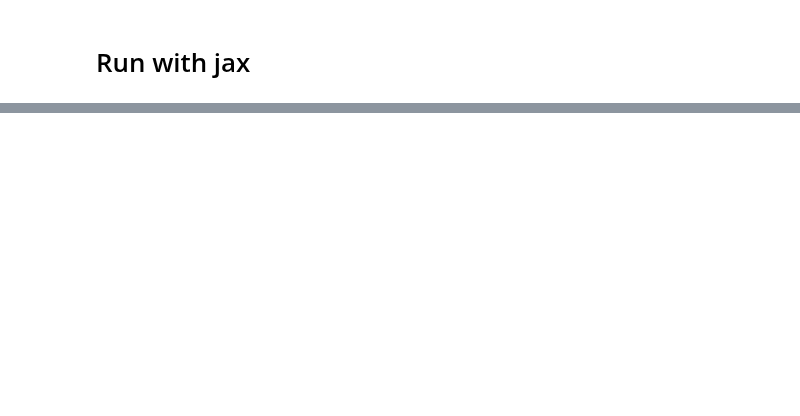
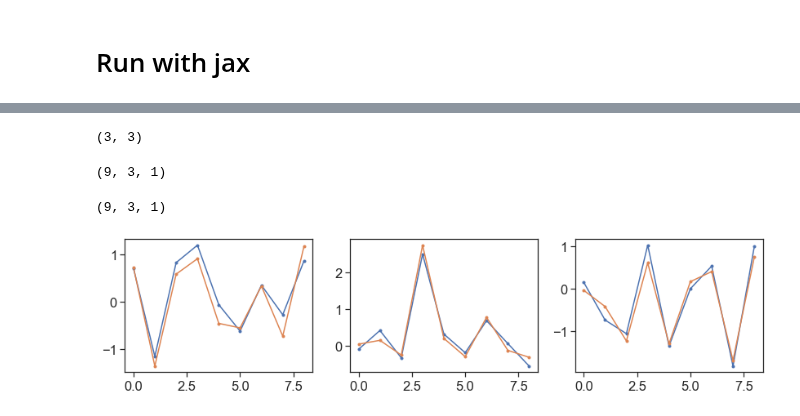
Before and after one commit to yves-weissenberger/ll_ephys, a Jupyter notebook: ephys_notebooks/multi_step_derivatives_actually_implement.ipynb, the cells around one changed output, grey strips where cells are left out. Saved outputs shown, nothing was run; the diff lists cells and outputs as text; code cells hidden in the pictures; blank space fills up the shorter version.

```diff
--- a/ephys_notebooks/multi_step_derivatives_actually_implement.ipynb
+++ b/ephys_notebooks/multi_step_derivatives_actually_implement.ipynb
@@ -101,0 +335,3 @@ array([[ 1.74450561,  0.05476965, -1.26433905,  1.48453462, -0.17402451],
+# %%
+basis_tensor = get_basis_tensor(dim)
+n_bases = basis_tensor.shape[0]
@@ -101,0 +350,10 @@ array([[ 1.74450561,  0.05476965, -1.26433905,  1.48453462, -0.17402451],
+# %%
+n_params = int(dim*(dim-1)/2)
+params = np.random.normal(size=(n_params))# + np.eye(dim)
+res = op.minimize(predict_all,
+           params,
+           (x,dim,basis_tensor),
+           jac=grad_wrapper,
+           method='BFGS'
+           )
+print(res.message)
@@ -101,0 +382,28 @@ array([[ 1.74450561,  0.05476965, -1.26433905,  1.48453462, -0.17402451],
+# %%
+out = res.x
+# %%
+skewM = np.einsum('i...,i...',out,basis_tensor)
+Ainf = construct_M(skewM,dim)
+# %%
+A.shape
+# %% [output]
+(3, 3)
+# %%
+x.shape
+# %% [output]
+(9, 3, 1)
+# %%
+(np.linalg.matrix_power(A,1)@x).shape
+# %% [output]
+(9, 3, 1)
+# %%
+plt.figure(figsize=(14,3))
+
+for i in range(dim):
+
+    plt.subplot(1,dim,i+1)
+    plt.plot((np.linalg.matrix_power(Ainf,1)@x)[:,i],marker='.')
+    plt.plot((np.linalg.matrix_power(A,1)@x)[:,i],marker='.')
+    #plt.
+# %% [output]
+[figure, added]
```
Also changed, not shown: parts of 65 cells of this notebook.
